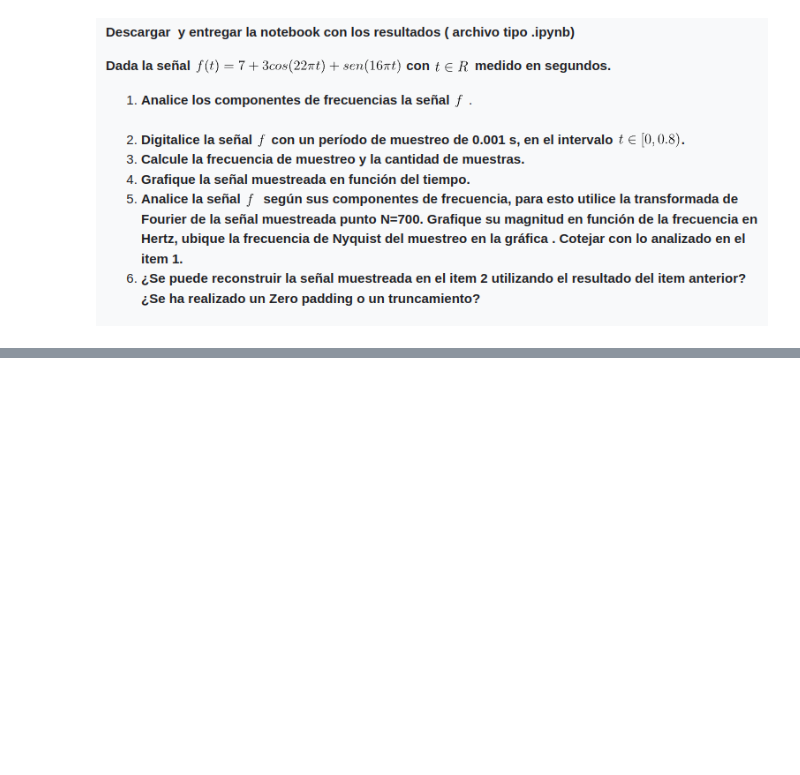
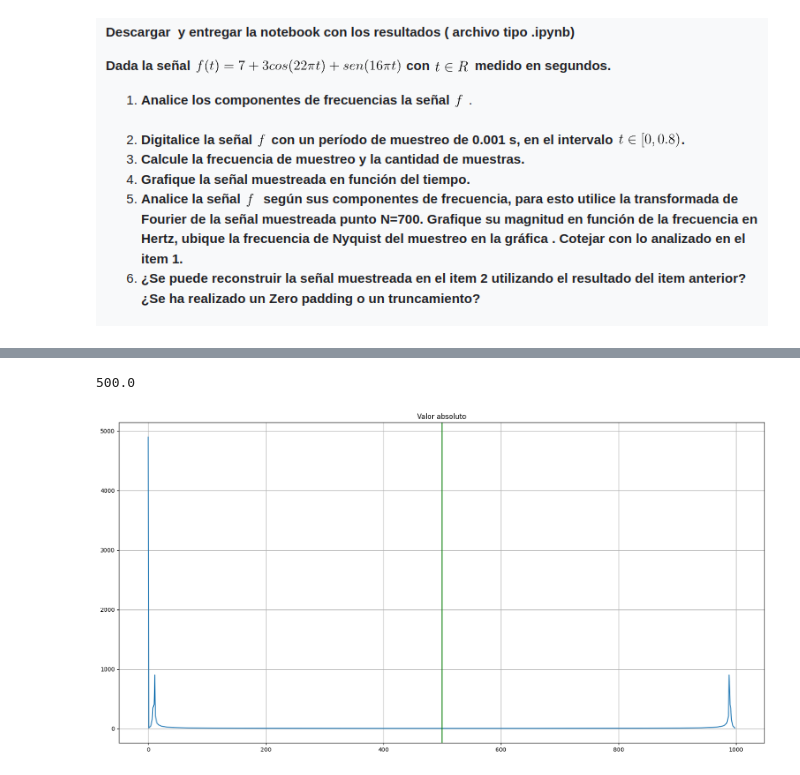
Before and after one commit to fdiezdev/procesamiento_senales, a Jupyter notebook: 2024/tarea1.1.ipynb, the cells around one changed output, grey strips where cells are left out. Saved outputs shown, nothing was run; the diff lists cells and outputs as text; code cells hidden in the pictures; blank space fills up the shorter version.

```diff
--- a/2024/tarea1.1.ipynb
+++ b/2024/tarea1.1.ipynb
@@ -32,0 +54,39 @@ plt.show()
+# %%
+# análisis frecuencial de la señal x
+N = 700 # cant de muestras en el dominio frecuencial
+TFx = fft(f,N)
+Nm = Fm//2
+print(Nm)
+# si 800 muestras --- 0.8s
+#    700 muestras --- x = 0.7s
+T = 0.7 # longitud del intervalo
+fH = np.arange(N)//T # vector de frecuencias en Hz
+fcH = np.arange(-N//2,N//2)//T # vector de frecuencias en Hz centrado en cero
+
+plt.figure(figsize=(20,10))
+
+#plt.subplot(411)
+#plt.plot(fH, np.real(TFx))
+#plt.title("Parte real")
+#plt.axvline(Nm, color='green')
+#plt.grid()
+
+#plt.subplot(412)
+#plt.plot(fH, np.imag(TFx))
+#plt.title("Parte imaginaria")
+#plt.axvline(Nm, color='green')
+#plt.grid()
+
+#plt.subplot(413)
+plt.plot(fH, abs(TFx))
+plt.title("Valor absoluto")
+plt.axvline(Nm, color='green')
+plt.grid()
+
+#plt.subplot(414)
+#plt.plot(fcH, np.abs(fftshift(TFx)))
+#plt.title("Valor absoluto")
+#plt.grid()
+# %% [output]
+500.0
+[figure, added]
```
Also changed, not shown: parts of 10 cells of this notebook, 2 other files.
